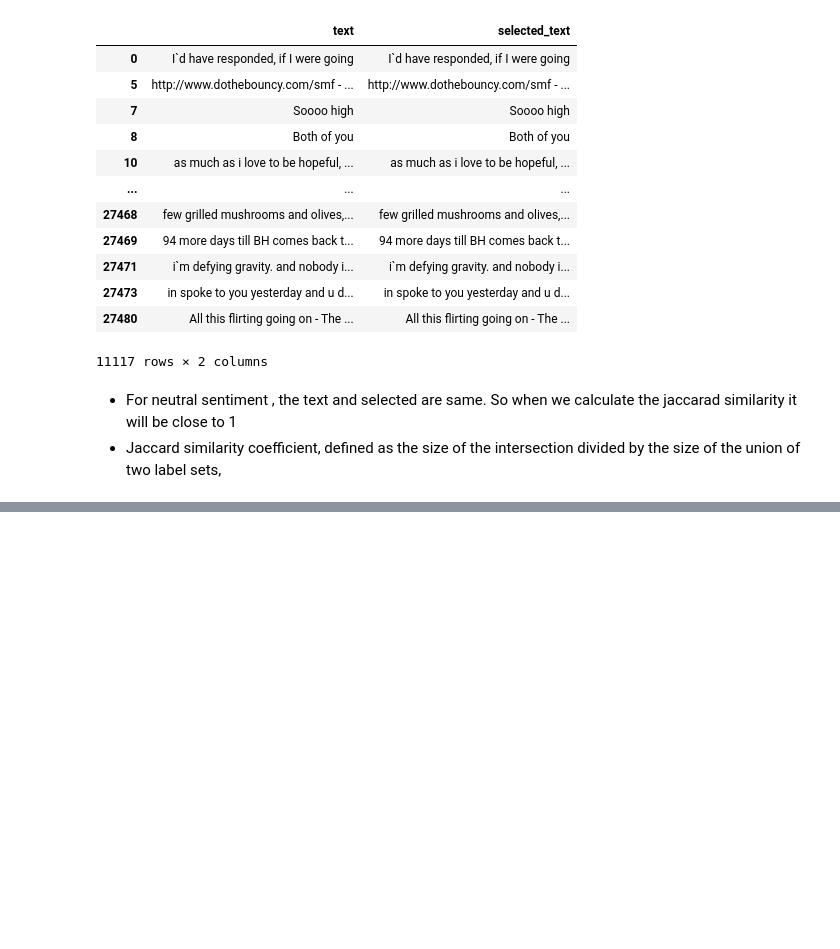
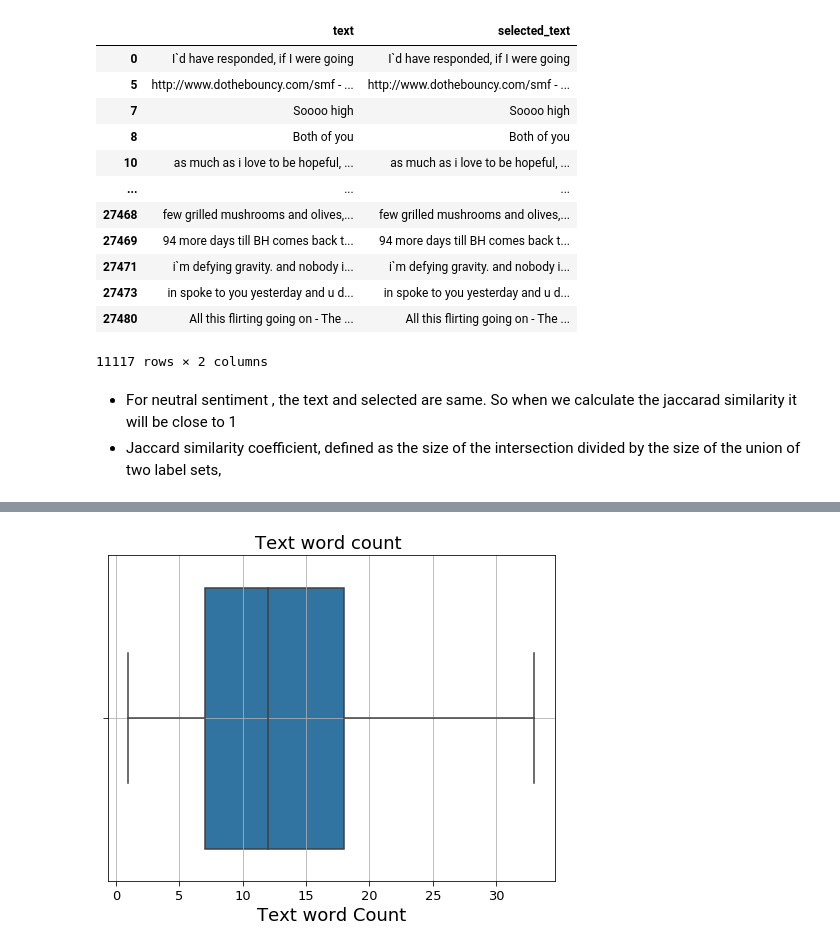
Before and after one commit to soumya-mishra/Twitter-Sentimate-Analysis, a Jupyter notebook: Twitter_sentimate.ipynb, the cells around one changed output, grey strips where cells are left out. Saved outputs shown, nothing was run; the diff lists cells and outputs as text; code cells hidden in the pictures; blank space fills up the shorter version.

```diff
--- a/Twitter_sentimate.ipynb
+++ b/Twitter_sentimate.ipynb
@@ -121,0 +232,10 @@ def calculate_jaccard(s1,s2):
+# %%
+plt.figure(figsize=(8,6))
+sns.boxplot(twitter['text_word_count'])
+plt.title("Text word count ",fontsize=18)
+plt.tick_params(size=5,labelsize = 13)
+plt.xlabel("Text word Count",fontsize=18)
+plt.tick_params(size=5,labelsize = 13)
+plt.grid(0.3)
+# %% [output]
+[figure, added]
```
Also changed, not shown: parts of 19 cells of this notebook.
